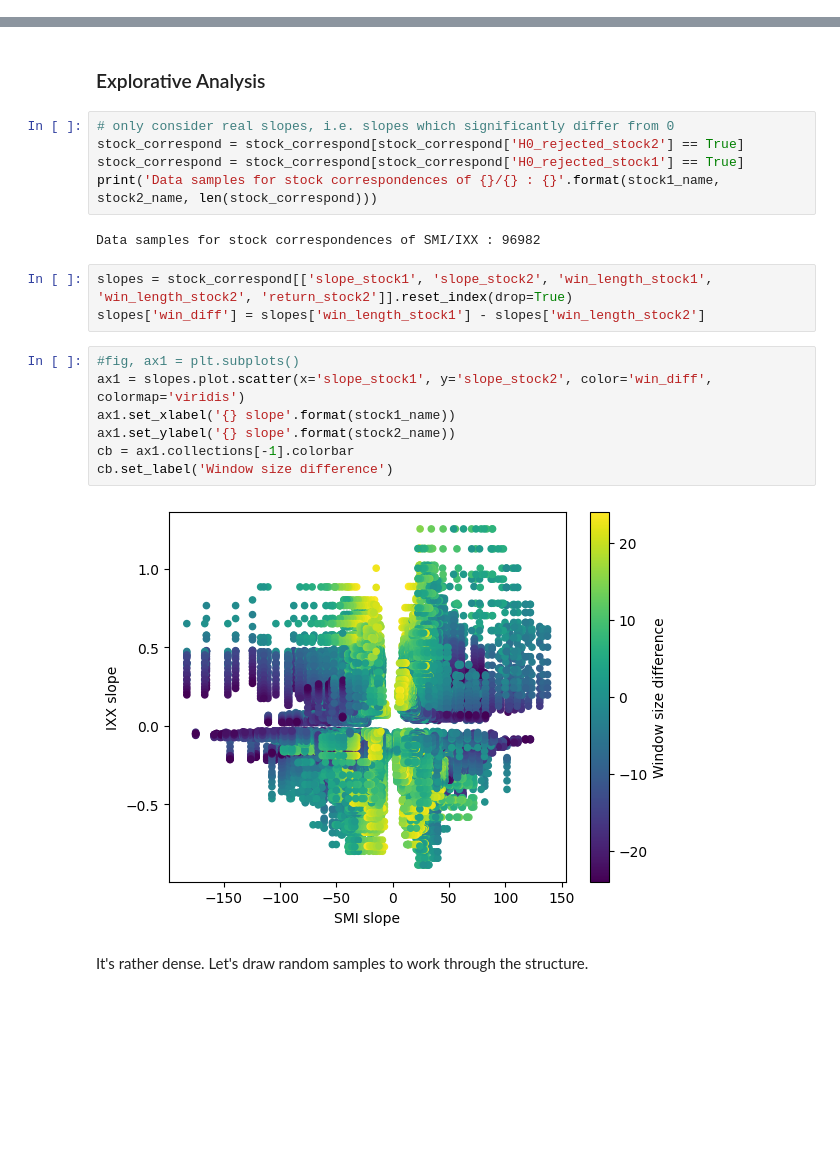
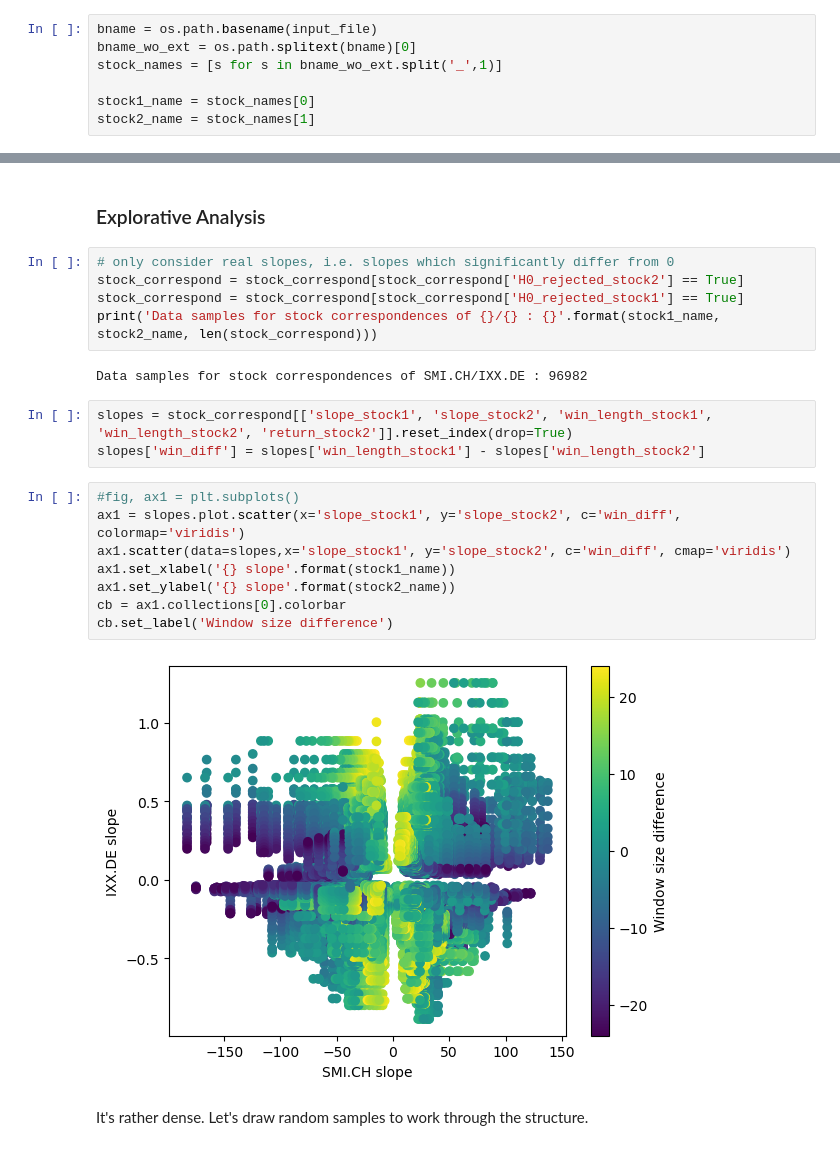
Before and after one commit to cdeck3r/YASMaPE, a Jupyter notebook: notebooks/stock_correl.ipynb, the cells around one changed output, grey strips where cells are left out. Drawn from its saved outputs; the diff is of its cells as text; blank space fills up the shorter version.

Commit message:
stock correl full evaluation

```diff
--- a/notebooks/stock_correl.ipynb
+++ b/notebooks/stock_correl.ipynb
@@ -44,3 +53,10 @@ from datetime import timedelta
+# %%
+bname = os.path.basename(input_file)
+bname_wo_ext = os.path.splitext(bname)[0]
+stock_names = [s for s in bname_wo_ext.split('_',1)]
+
+stock1_name = stock_names[0]
+stock2_name = stock_names[1]
 # %% [markdown]
 ### Load Data
 
@@ -60,19 +76,20 @@ stock_correspond = stock_correspond[stock_correspond['H0_rejected_stock2'] == Tr
 stock_correspond = stock_correspond[stock_correspond['H0_rejected_stock1'] == True]
 print('Data samples for stock correspondences of {}/{} : {}'.format(stock1_name, stock2_name, len(stock_correspond)))
 # %% [output]
-Data samples for stock correspondences of SMI/IXX : 96982
+Data samples for stock correspondences of SMI.CH/IXX.DE : 96982
 # %%
 slopes = stock_correspond[['slope_stock1', 'slope_stock2', 'win_length_stock1', 'win_length_stock2', 'return_stock2']].reset_index(drop=True)
 slopes['win_diff'] = slopes['win_length_stock1'] - slopes['win_length_stock2']
 # %%
 #fig, ax1 = plt.subplots()
-ax1 = slopes.plot.scatter(x='slope_stock1', y='slope_stock2', color='win_diff', colormap='viridis')
+ax1 = slopes.plot.scatter(x='slope_stock1', y='slope_stock2', c='win_diff', colormap='viridis')
+ax1.scatter(data=slopes,x='slope_stock1', y='slope_stock2', c='win_diff', cmap='viridis')
 ax1.set_xlabel('{} slope'.format(stock1_name))
 ax1.set_ylabel('{} slope'.format(stock2_name))
-cb = ax1.collections[-1].colorbar
+cb = ax1.collections[0].colorbar
 cb.set_label('Window size difference')
 # %% [output]
-[figure, old version]
+[figure, new version]
 # %% [markdown]
 It's rather dense. Let's draw random samples to work through the structure.
 # %%
```
Also changed, not shown: parts of 29 cells of this notebook, 9 other files.
